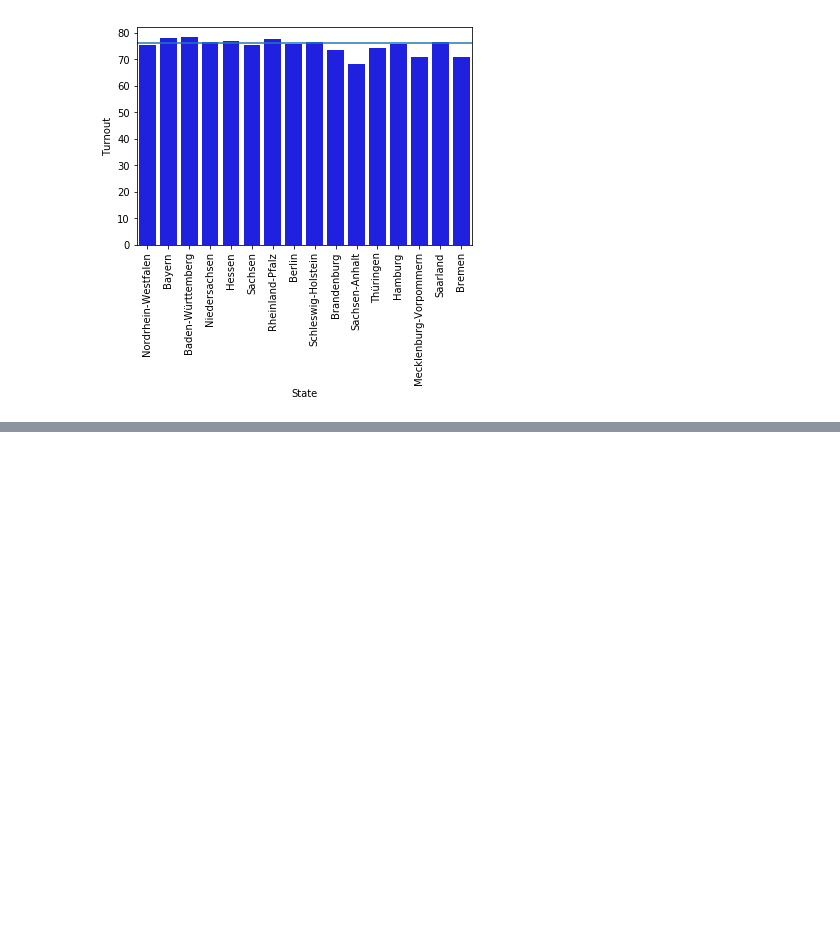
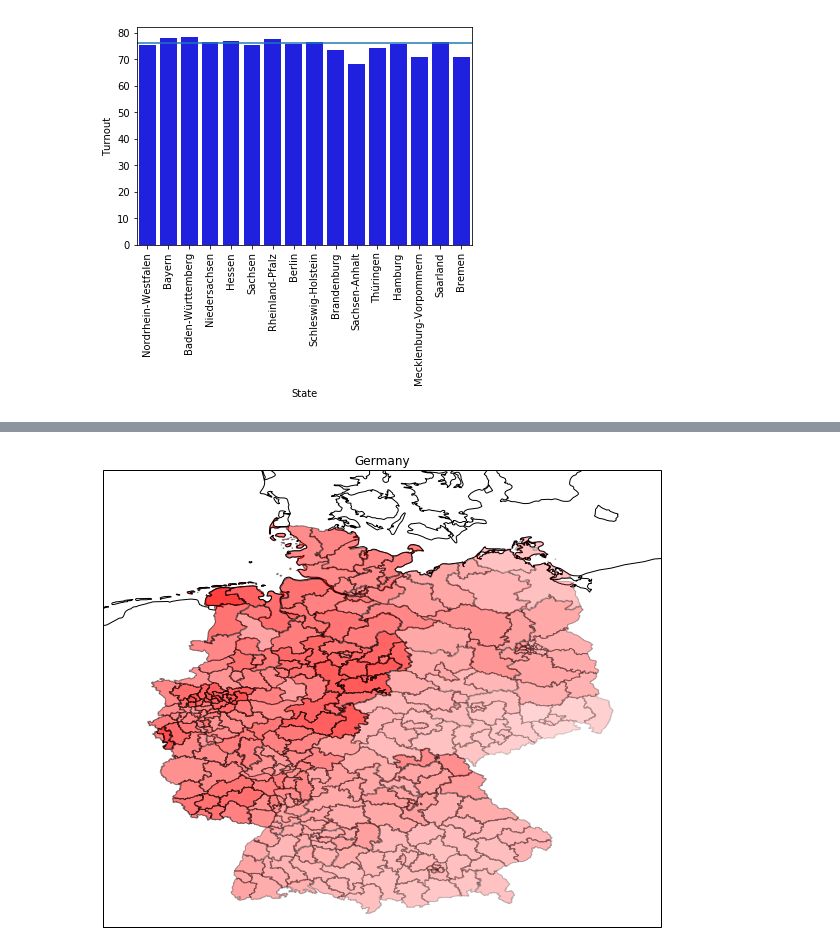
Before and after one commit to pdistler/German-Federal-Election-2017, a Jupyter notebook: exploration_template.ipynb, the cells around one changed output, grey strips where cells are left out. Saved outputs shown, nothing was run; the diff lists cells and outputs as text; code cells hidden in the pictures; blank space fills up the shorter version.

```diff
--- a/exploration_template.ipynb
+++ b/exploration_template.ipynb
@@ -466,0 +114,4 @@ plt.show();
+# %%
+draw_turnout_for_party(party_mapping['SPD'], 'red')
+# %% [output]
+[figure, added]
```
Also changed, not shown: parts of 45 cells of this notebook.
